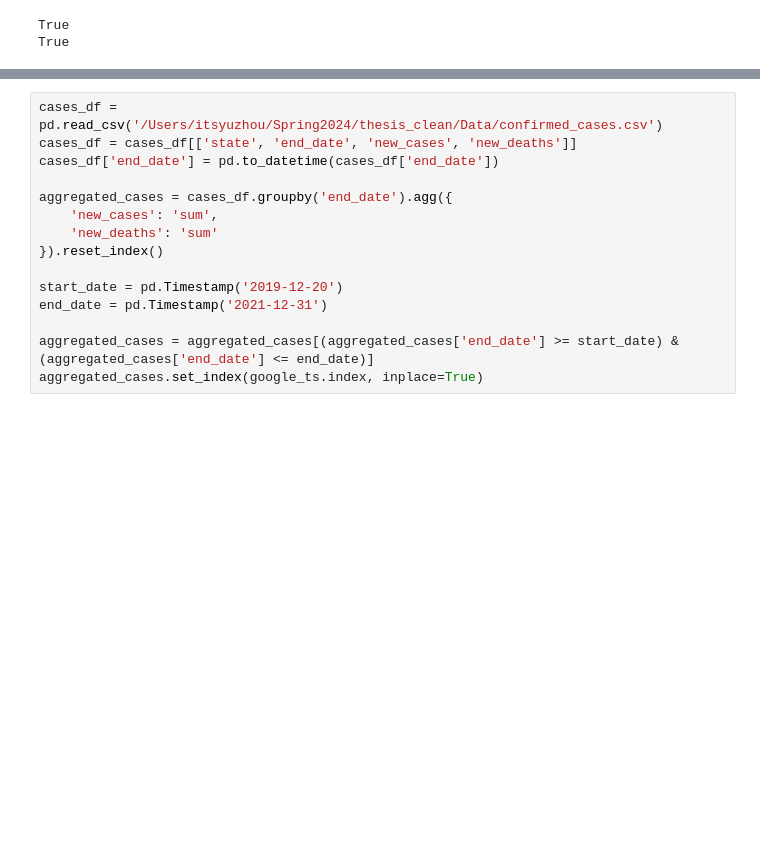
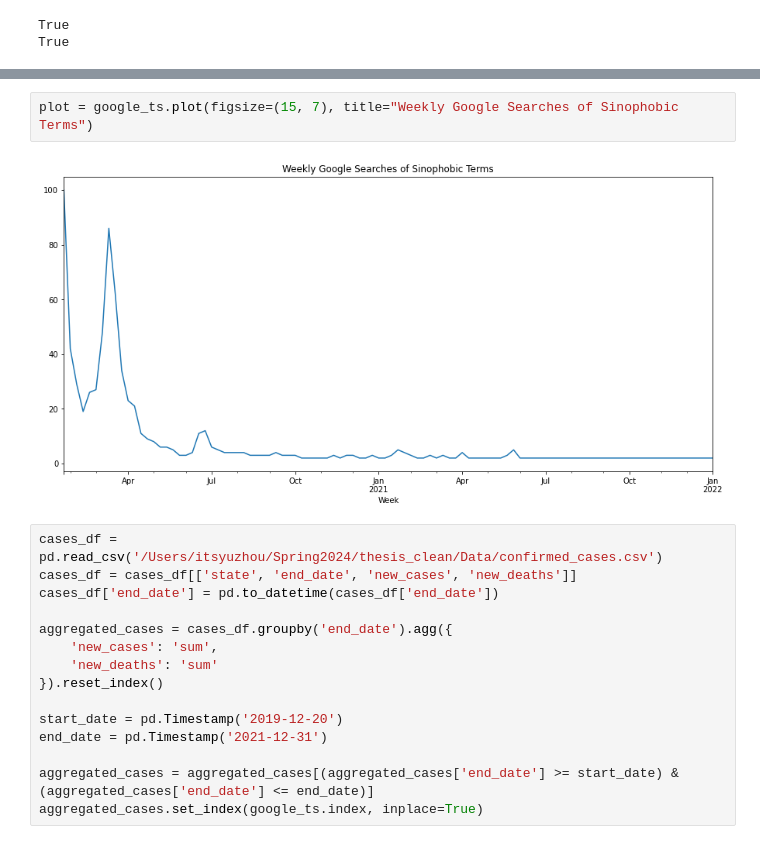
Before and after one commit to yuzhouw313/thesis_clean, a Jupyter notebook: Analysis/time_series_analysis.ipynb, the cells around one changed output, grey strips where cells are left out. Saved outputs shown, nothing was run; the diff lists cells and outputs as text; blank space fills up the shorter version.

```diff
--- a/Analysis/time_series_analysis.ipynb
+++ b/Analysis/time_series_analysis.ipynb
@@ -46,3 +50,7 @@ True
+# %%
+plot = google_ts.plot(figsize=(15, 7), title="Weekly Google Searches of Sinophobic Terms")
+# %% [output]
+[figure, added]
 # %%
 cases_df = pd.read_csv('/Users/itsyuzhou/Spring2024/thesis_clean/Data/confirmed_cases.csv')
 cases_df = cases_df[['state', 'end_date', 'new_cases', 'new_deaths']]
```
Also changed, not shown: parts of 1 cell of this notebook, 1 other file.
